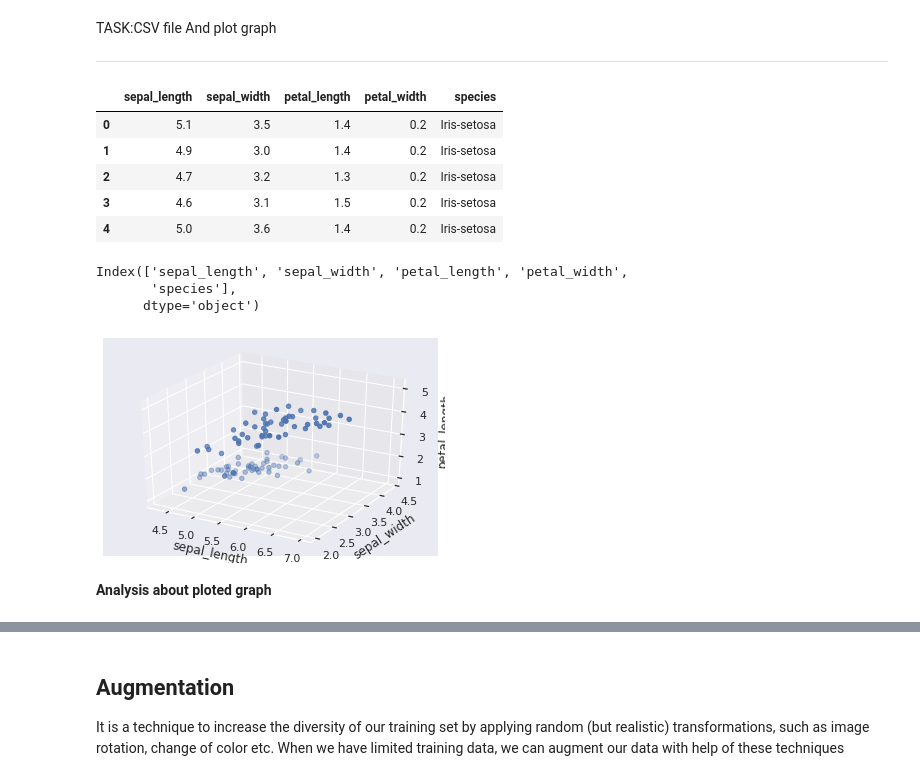
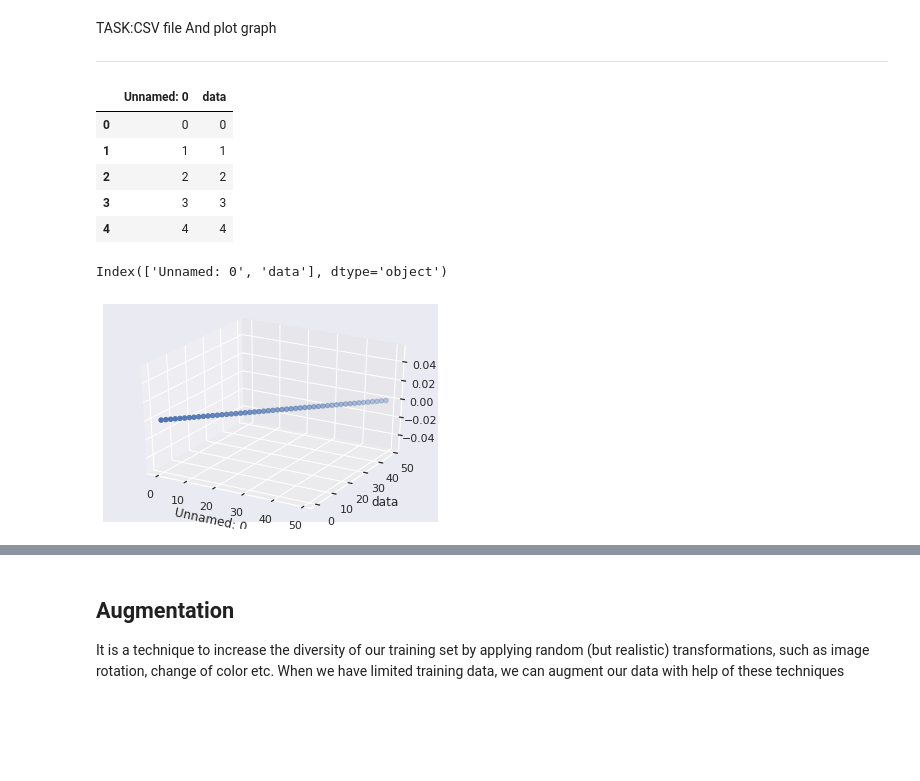
Before and after one commit to Karthik169/FMML-2022-LABS, a Jupyter notebook: Copy_of_Copy_of_FMML_Aug22_M1Lab2_DataFeatures&Augmentation.ipynb, the cells around one changed output, grey strips where cells are left out. Drawn from its saved outputs; the diff is of its cells as text; code cells hidden in the pictures; blank space fills up the shorter version.

```diff
--- a/Copy_of_Copy_of_FMML_Aug22_M1Lab2_DataFeatures&Augmentation.ipynb
+++ b/Copy_of_Copy_of_FMML_Aug22_M1Lab2_DataFeatures&Augmentation.ipynb
@@ -556,48 +556,42 @@ TASK:CSV file And plot graph
 _____________________________
 # %%
 import pandas as pd
-df = pd.read_csv('/content/IRIS.csv')
+df = pd.read_csv('/content/submission.csv')
 # %%
 df.head()
 # %% [output]
-|  | sepal_length | sepal_width | petal_length | petal_width | species |
-| 0 | 5.1 | 3.5 | 1.4 | 0.2 | Iris-setosa |
-| 1 | 4.9 | 3.0 | 1.4 | 0.2 | Iris-setosa |
-| 2 | 4.7 | 3.2 | 1.3 | 0.2 | Iris-setosa |
-| 3 | 4.6 | 3.1 | 1.5 | 0.2 | Iris-setosa |
-| 4 | 5.0 | 3.6 | 1.4 | 0.2 | Iris-setosa |
+|  | Unnamed: 0 | data |
+| 0 | 0 | 0 |
+| 1 | 1 | 1 |
+| 2 | 2 | 2 |
+| 3 | 3 | 3 |
+| 4 | 4 | 4 |
 # %%
 df.columns
 # %% [output]
-Index(['sepal_length', 'sepal_width', 'petal_length', 'petal_width',
-       'species'],
-      dtype='object')
+Index(['Unnamed: 0', 'data'], dtype='object')
 # %%
 df = df.rename(columns={'oldName1': 'newName1', 'oldName2': 'newName2'})
 # %%
 import matplotlib.pyplot as plt
 import pandas as pd
 import seaborn as sns
 from mpl_toolkits.mplot3d import Axes3D
 
 
 sns.set(style = "dark")
 
 fig = plt.figure()
 ax = fig.add_subplot(111, projection = '3d')
 
-x = df['sepal_length'][:100]
-y = df['sepal_width'][:100]
-z = df['petal_length'][:100]
+x = df['Unnamed: 0'][:50]
+y = df['data'][:50]
 
-ax.set_xlabel("sepal_length")
-ax.set_ylabel("sepal_width")
-ax.set_zlabel("petal_length")
+ax.set_xlabel("Unnamed: 0")
+ax.set_ylabel("data")
 
-ax.scatter(x, y, z)
+ax.scatter(x, y)
 
 plt.show()
 # %% [output]
-[figure, old version]
+[figure, new version]
-# %% [markdown]
-**Analysis** **about** **ploted** **graph**
```
Also changed, not shown: parts of 15 cells of this notebook.
